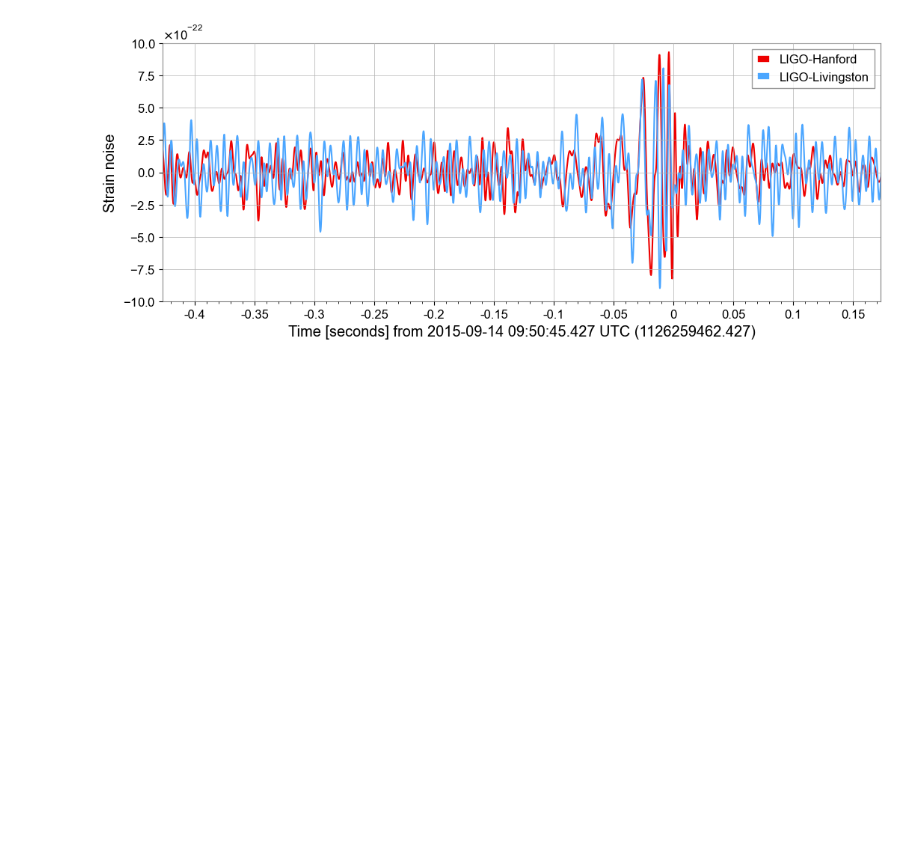
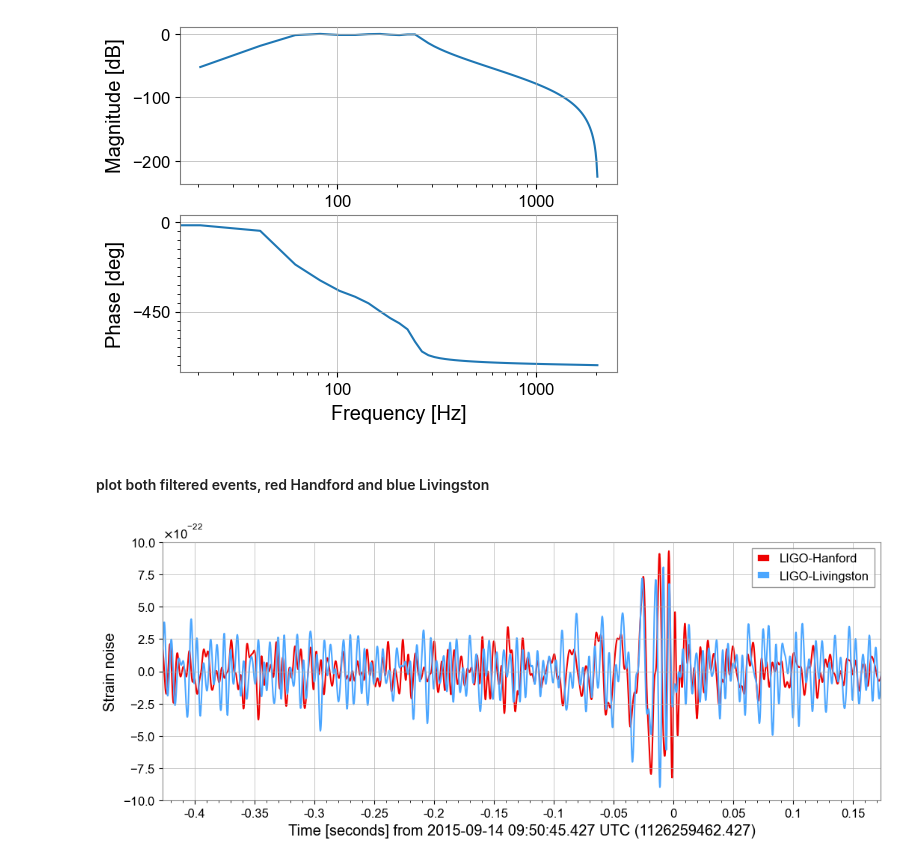
Before and after one commit to gilmerino/gwaves, a Jupyter notebook: content/gwaves.ipynb, the cells around one changed output. Drawn from its saved outputs; the diff is of its cells as text; code cells hidden in the pictures; blank space fills up the shorter version.

```diff
--- a/content/gwaves.ipynb
+++ b/content/gwaves.ipynb
@@ -19,3 +41,11 @@ l1b = l1.bandpass(50, 250).notch(60).notch(120)
+# %%
+bfilter = bandpass(50, 250, 4096)
+plot = BodePlot(bfilter, sample_rate=4096)
+plot.show()
+# %% [output]
+[figure, added]
+# %% [markdown]
+#### plot both filtered events, red Handford and blue Livingston
 # %%
 plot = Plot(figsize=(12, 4.8))
 ax = plot.add_subplot(xscale='auto-gps')
```
Also changed, not shown: parts of 12 cells of this notebook.
